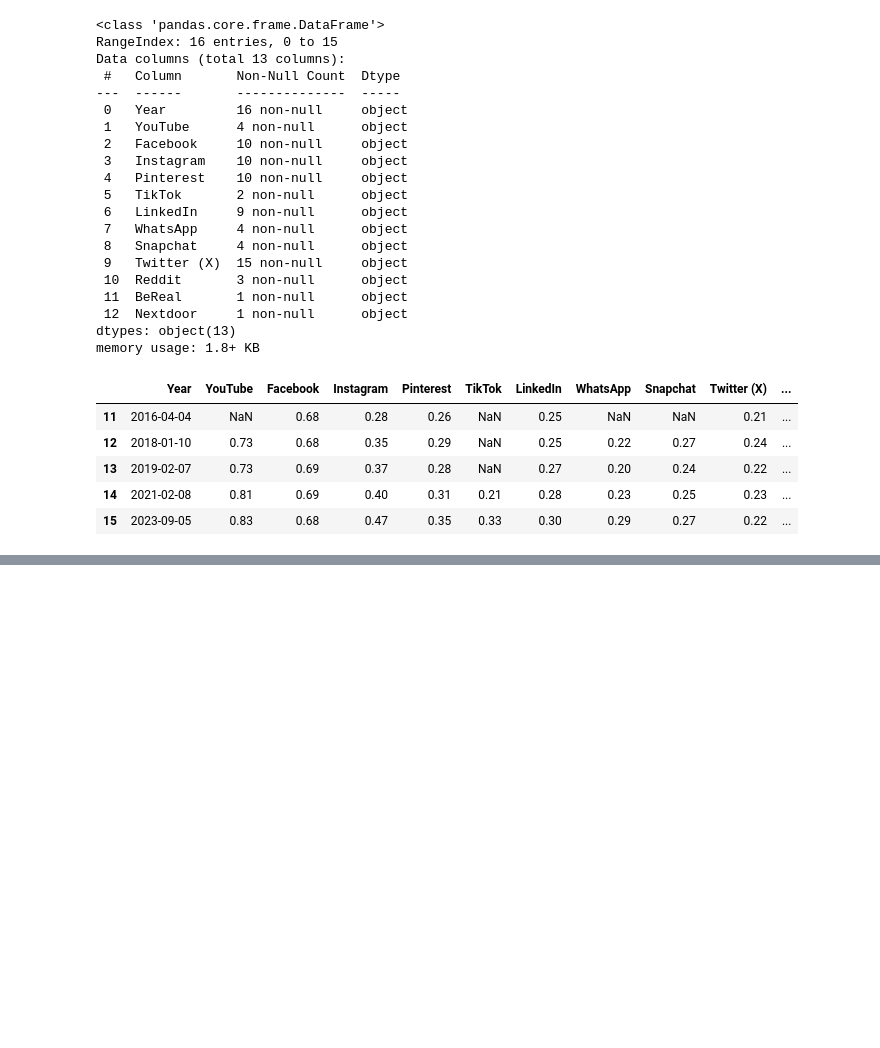
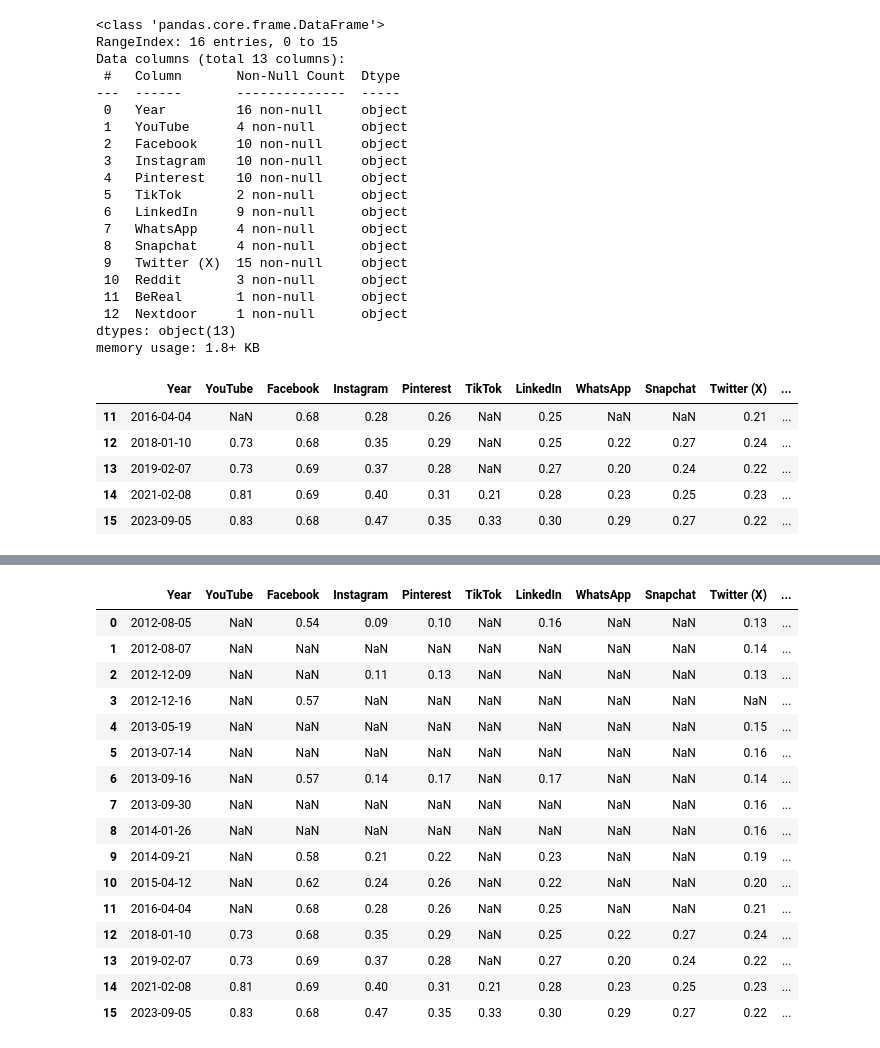
Before and after one commit to nusduck/DSS5201_TeamProject, a Jupyter notebook: src/data_tide.ipynb, the cells around one changed output, grey strips where cells are left out. Cells and saved outputs as stored; diff of their text form; code cells hidden in the pictures; blank space fills up the shorter version.

```diff
--- a/src/data_tide.ipynb
+++ b/src/data_tide.ipynb
@@ -187,0 +208,20 @@ plt.show()
+# %%
+data2
+# %% [output]
+|  | Year | YouTube | Facebook | Instagram | Pinterest | TikTok | LinkedIn | WhatsApp | Snapchat | Twitter (X) | ... |
+| 0 | 2012-08-05 | NaN | 0.54 | 0.09 | 0.10 | NaN | 0.16 | NaN | NaN | 0.13 | ... |
+| 1 | 2012-08-07 | NaN | NaN | NaN | NaN | NaN | NaN | NaN | NaN | 0.14 | ... |
+| 2 | 2012-12-09 | NaN | NaN | 0.11 | 0.13 | NaN | NaN | NaN | NaN | 0.13 | ... |
+| 3 | 2012-12-16 | NaN | 0.57 | NaN | NaN | NaN | NaN | NaN | NaN | NaN | ... |
+| 4 | 2013-05-19 | NaN | NaN | NaN | NaN | NaN | NaN | NaN | NaN | 0.15 | ... |
+| 5 | 2013-07-14 | NaN | NaN | NaN | NaN | NaN | NaN | NaN | NaN | 0.16 | ... |
+| 6 | 2013-09-16 | NaN | 0.57 | 0.14 | 0.17 | NaN | 0.17 | NaN | NaN | 0.14 | ... |
+| 7 | 2013-09-30 | NaN | NaN | NaN | NaN | NaN | NaN | NaN | NaN | 0.16 | ... |
+| 8 | 2014-01-26 | NaN | NaN | NaN | NaN | NaN | NaN | NaN | NaN | 0.16 | ... |
+| 9 | 2014-09-21 | NaN | 0.58 | 0.21 | 0.22 | NaN | 0.23 | NaN | NaN | 0.19 | ... |
+| 10 | 2015-04-12 | NaN | 0.62 | 0.24 | 0.26 | NaN | 0.22 | NaN | NaN | 0.20 | ... |
+| 11 | 2016-04-04 | NaN | 0.68 | 0.28 | 0.26 | NaN | 0.25 | NaN | NaN | 0.21 | ... |
+| 12 | 2018-01-10 | 0.73 | 0.68 | 0.35 | 0.29 | NaN | 0.25 | 0.22 | 0.27 | 0.24 | ... |
+| 13 | 2019-02-07 | 0.73 | 0.69 | 0.37 | 0.28 | NaN | 0.27 | 0.20 | 0.24 | 0.22 | ... |
+| 14 | 2021-02-08 | 0.81 | 0.69 | 0.40 | 0.31 | 0.21 | 0.28 | 0.23 | 0.25 | 0.23 | ... |
+| 15 | 2023-09-05 | 0.83 | 0.68 | 0.47 | 0.35 | 0.33 | 0.30 | 0.29 | 0.27 | 0.22 | ... |
```
Also changed, not shown: parts of 3 cells of this notebook, 1 other file.
